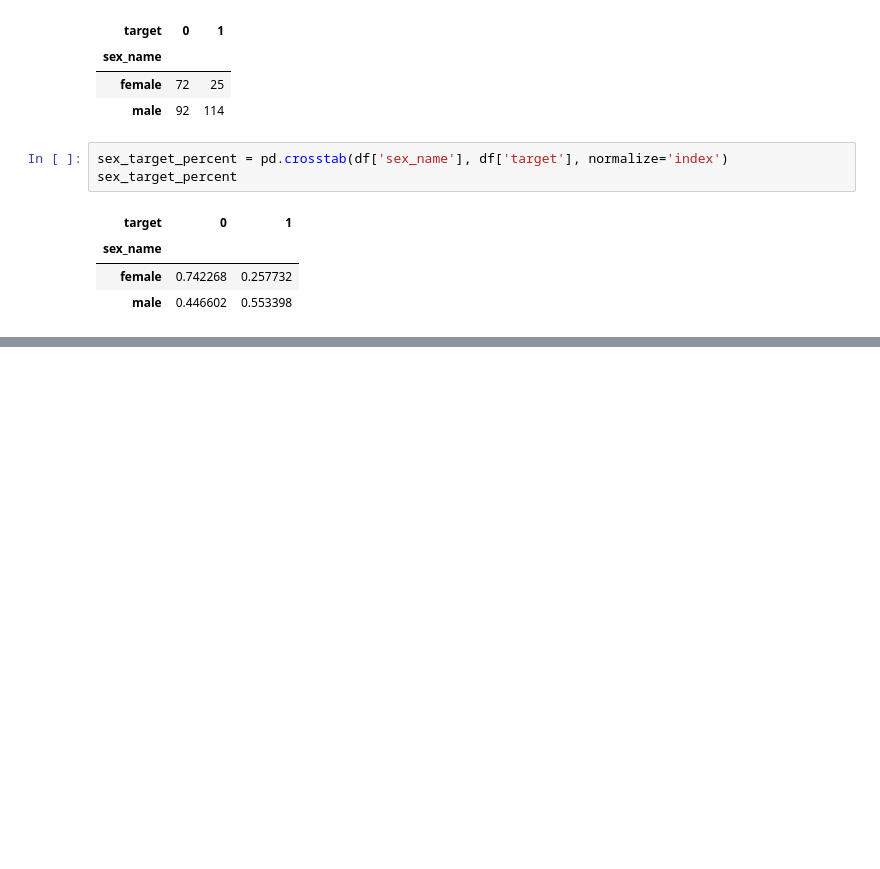
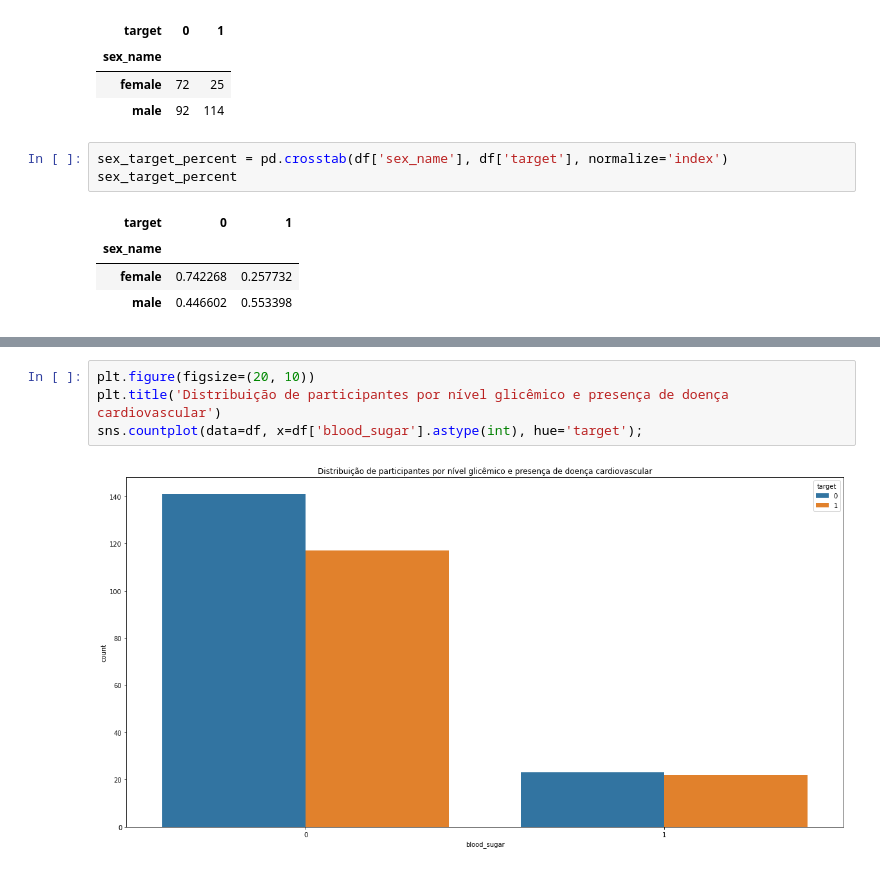
Before and after one commit to jardelMoraes/dinamica2, a Jupyter notebook: dinamica-exploratorio.ipynb, the cells around one changed output, grey strips where cells are left out. Drawn from its saved outputs; the diff is of its cells as text; blank space fills up the shorter version.

```diff
--- a/dinamica-exploratorio.ipynb
+++ b/dinamica-exploratorio.ipynb
@@ -204,0 +155,6 @@ age_target_percent
+# %%
+plt.figure(figsize=(20, 10))
+plt.title('Distribuição de participantes por nível glicêmico e presença de doença cardiovascular')
+sns.countplot(data=df, x=df['blood_sugar'].astype(int), hue='target');
+# %% [output]
+[figure, added]
```
Also changed, not shown: parts of 42 cells of this notebook.
